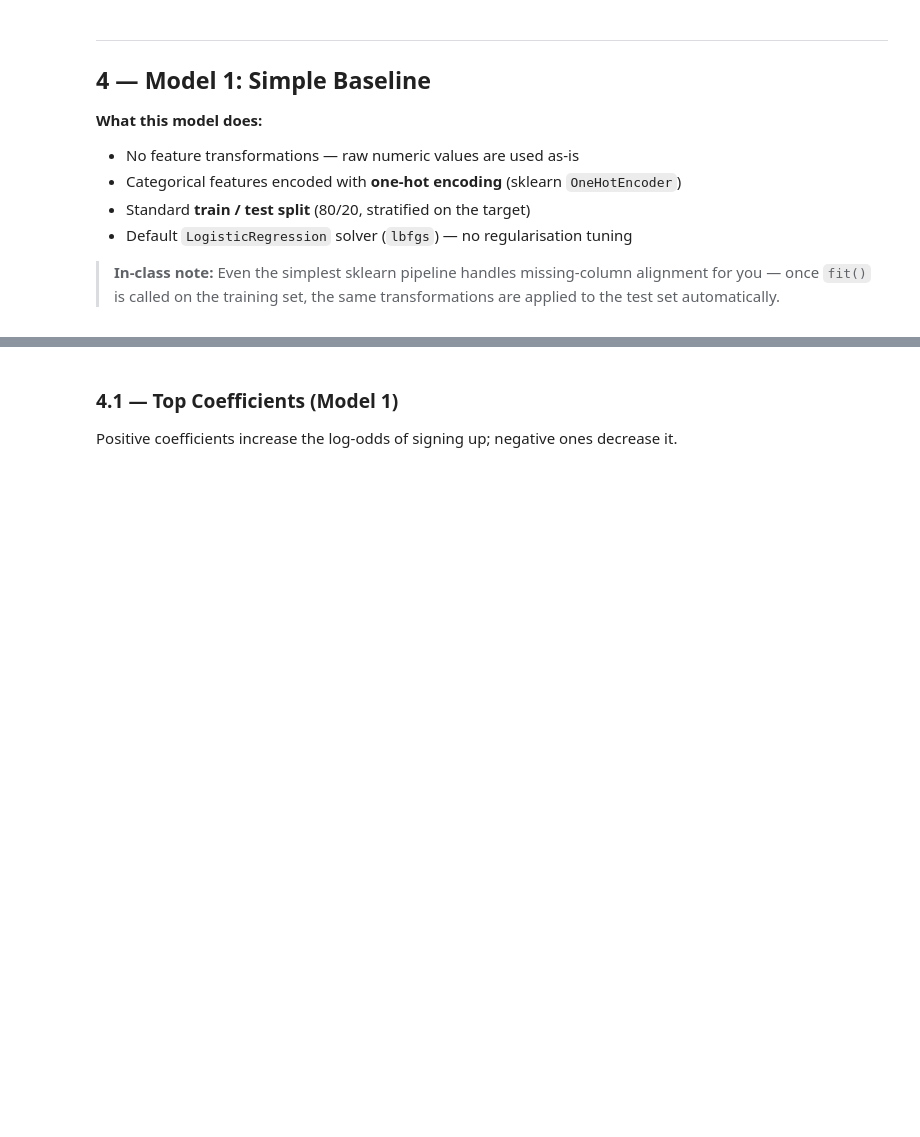
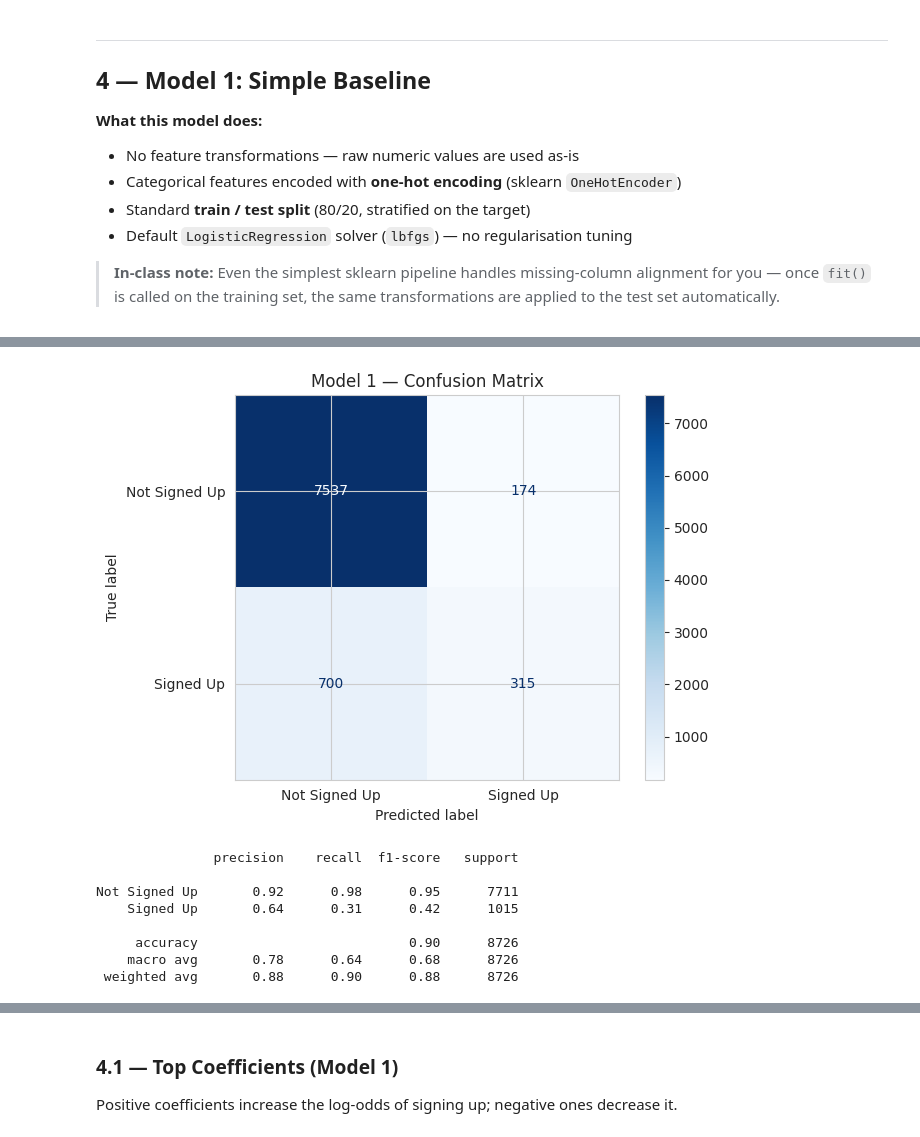
Before and after one commit to Ryanmh1024/intro_to_ml_classwork, a Jupyter notebook: logistic_regression.ipynb, the cells around one changed output, grey strips where cells are left out. Cells and saved outputs as stored; diff of their text form; code cells hidden in the pictures; blank space fills up the shorter version.

```diff
--- a/logistic_regression.ipynb
+++ b/logistic_regression.ipynb
@@ -170,14 +149,13 @@ print(f"Train: {X_train.shape[0]:,} rows | Test: {X_test.shape[0]:,} rows")
 # %%
-# ── sklearn Pipeline ───────────────────────────────────────────────────────────
+# ── sklearn Pipeline: New Concept
 preprocessor_m1 = ColumnTransformer(transformers=[
     ('cat', OneHotEncoder(handle_unknown='ignore', sparse_output=False), CATEGORICAL),
-    ('num', 'passthrough', NUMERIC)          # numerics passed through unchanged
+    ('num', 'passthrough', NUMERIC) # numerics passed through unchanged
 ])
 
 pipe_m1 = Pipeline(steps=[
     ('prep',  preprocessor_m1),
-    ('model', LogisticRegression(max_iter=1000, random_state=42))
+    ('model', LogisticRegression(max_iter=5000, random_state=42))
 ])
 
 pipe_m1.fit(X_train, y_train)
-print("Model 1 fitted.")
@@ -185,0 +184,20 @@ auc_m1 = evaluate_model('Model 1 — Simple Baseline', pipe_m1, X_test, y_test)
+# %%
+y_pred_m1 = pipe_m1.predict(X_test)
+cm_m1 = confusion_matrix(y_test, y_pred_m1)
+disp_m1 = ConfusionMatrixDisplay(confusion_matrix=cm_m1, display_labels=['Not Signed Up', 'Signed Up'])
+disp_m1.plot(cmap='Blues')
+plt.title('Model 1 — Confusion Matrix')
+plt.tight_layout()
+plt.show()
+
+print(classification_report(y_test, y_pred_m1, target_names=['Not Signed Up', 'Signed Up']))
+# %% [output]
+[figure, added]
+               precision    recall  f1-score   support
+
+Not Signed Up       0.92      0.98      0.95      7711
+    Signed Up       0.64      0.31      0.42      1015
+
+     accuracy                           0.90      8726
+    macro avg       0.78      0.64      0.68      8726
+ weighted avg       0.88      0.90      0.88      8726
```
Also changed, not shown: parts of 24 cells of this notebook.
